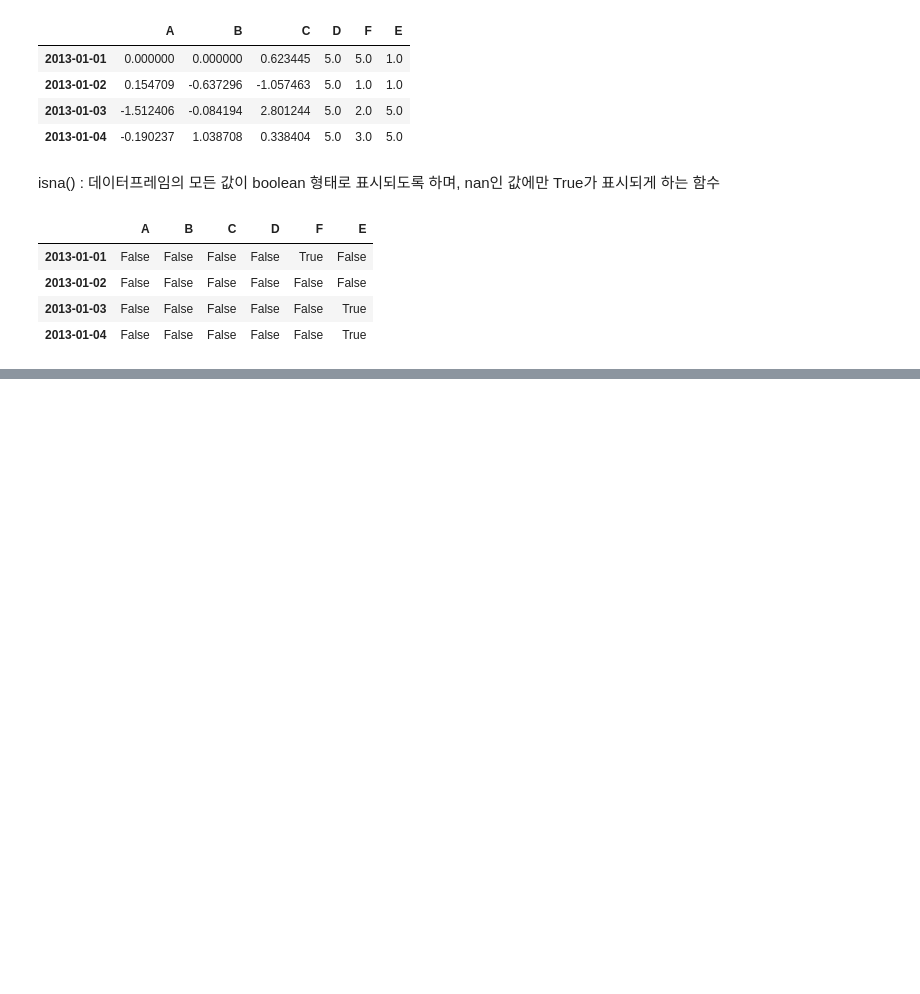
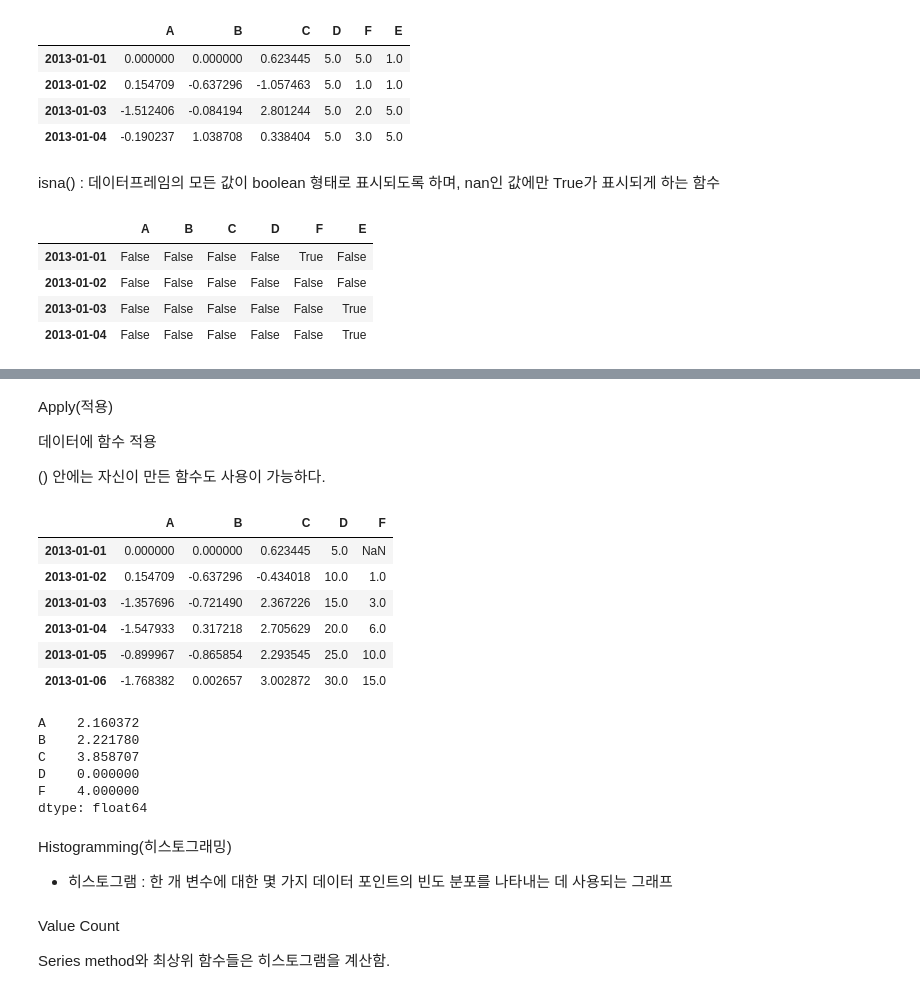
Before and after one commit to KangSikWoo/AIphoria-SelfStudy, a Jupyter notebook: ai_1/pandas.ipynb, the cells around one changed output, grey strips where cells are left out. Saved outputs shown, nothing was run; the diff lists cells and outputs as text; code cells hidden in the pictures; blank space fills up the shorter version.

```diff
--- a/ai_1/pandas.ipynb
+++ b/ai_1/pandas.ipynb
@@ -473,0 +528,33 @@ pd.isna(df1)
+# %% [markdown]
+Apply(적용)
+
+데이터에 함수 적용
+
+() 안에는 자신이 만든 함수도 사용이 가능하다.
+# %%
+df.apply(np.cumsum)
+# %% [output]
+|  | A | B | C | D | F |
+| 2013-01-01 | 0.000000 | 0.000000 | 0.623445 | 5.0 | NaN |
+| 2013-01-02 | 0.154709 | -0.637296 | -0.434018 | 10.0 | 1.0 |
+| 2013-01-03 | -1.357696 | -0.721490 | 2.367226 | 15.0 | 3.0 |
+| 2013-01-04 | -1.547933 | 0.317218 | 2.705629 | 20.0 | 6.0 |
+| 2013-01-05 | -0.899967 | -0.865854 | 2.293545 | 25.0 | 10.0 |
+| 2013-01-06 | -1.768382 | 0.002657 | 3.002872 | 30.0 | 15.0 |
+# %%
+df.apply(lambda x: x.max() - x.min())
+# %% [output]
+A    2.160372
+B    2.221780
+C    3.858707
+D    0.000000
+F    4.000000
+dtype: float64
+# %% [markdown]
+Histogramming(히스토그래밍)
+
+* 히스토그램 : 한 개 변수에 대한 몇 가지 데이터 포인트의 빈도 분포를 나타내는 데 사용되는 그래프
+# %% [markdown]
+Value Count
+
+Series method와 최상위 함수들은 히스토그램을 계산함.
```
Also changed, not shown: parts of 11 cells of this notebook.
